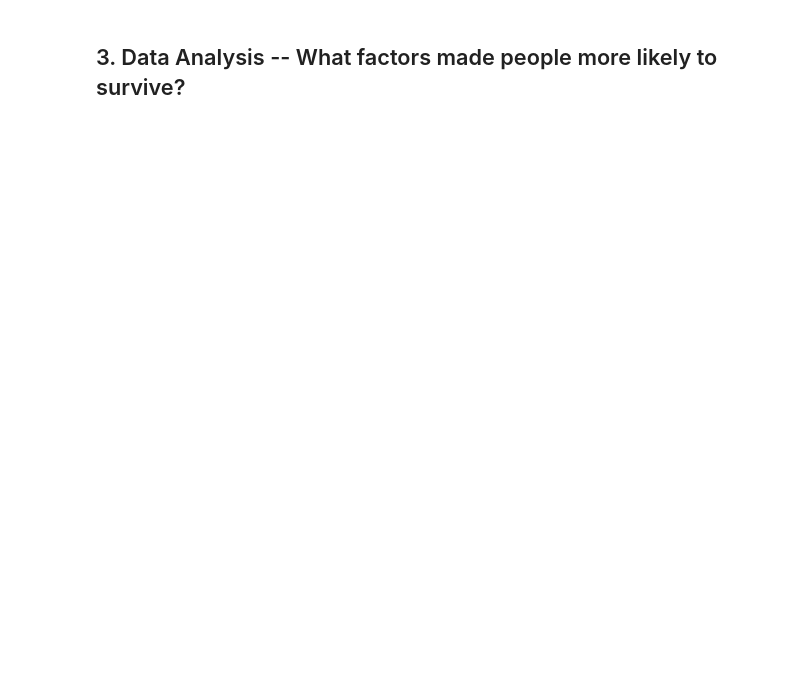
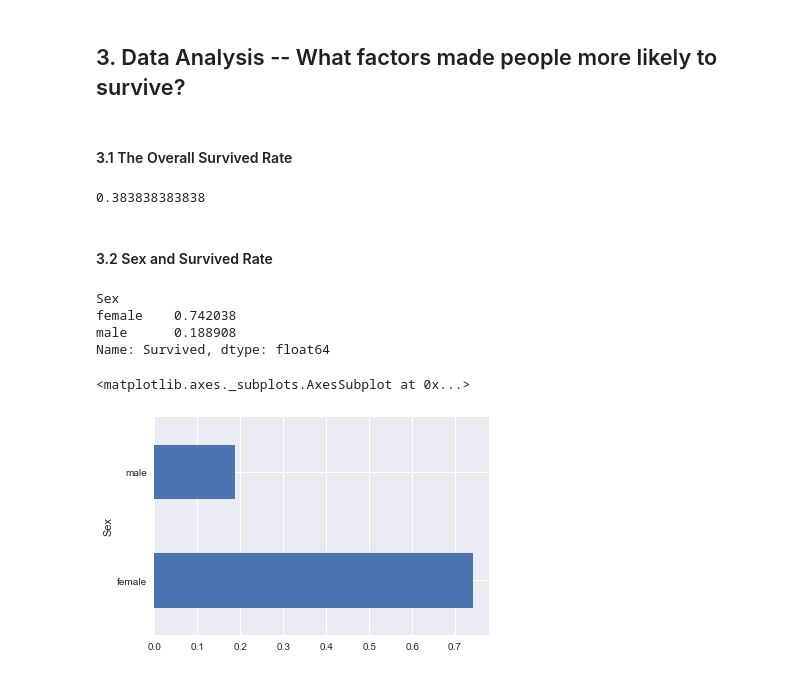
Before and after one commit to freena22/Data-Analysis-Projects, a Jupyter notebook: 01Kaggle_Titanic_Survival.ipynb, the cells around one changed output. Drawn from its saved outputs; the diff is of its cells as text; code cells hidden in the pictures; blank space fills up the shorter version.

```diff
--- a/01Kaggle_Titanic_Survival.ipynb
+++ b/01Kaggle_Titanic_Survival.ipynb
@@ -131,2 +148,26 @@ titanic.describe()
 # %% [markdown]
 ## 3. Data Analysis -- What factors made people more likely to survive?
+# %% [markdown]
+#### 3.1 The Overall Survived Rate
+# %%
+survived_rate=float(titanic['Survived'].sum())/titanic['Survived'].count()  # add the float() to see the exact number
+print(survived_rate)
+# %% [output]
+0.383838383838
+# %%
+def survived_rate(x):
+    rate = (titanic.groupby([x]).sum()/titanic.groupby([x]).count())['Survived']
+    return rate
+# %% [markdown]
+#### 3.2 Sex and Survived Rate
+# %%
+Sex_survived_rate = survived_rate('Sex')
+print(Sex_survived_rate)
+Sex_survived_rate.plot(kind='barh')
+# %% [output]
+Sex
+female    0.742038
+male      0.188908
+Name: Survived, dtype: float64
+<matplotlib.axes._subplots.AxesSubplot at 0x...>
+[figure, added]
```
Also changed, not shown: parts of 18 cells of this notebook.
